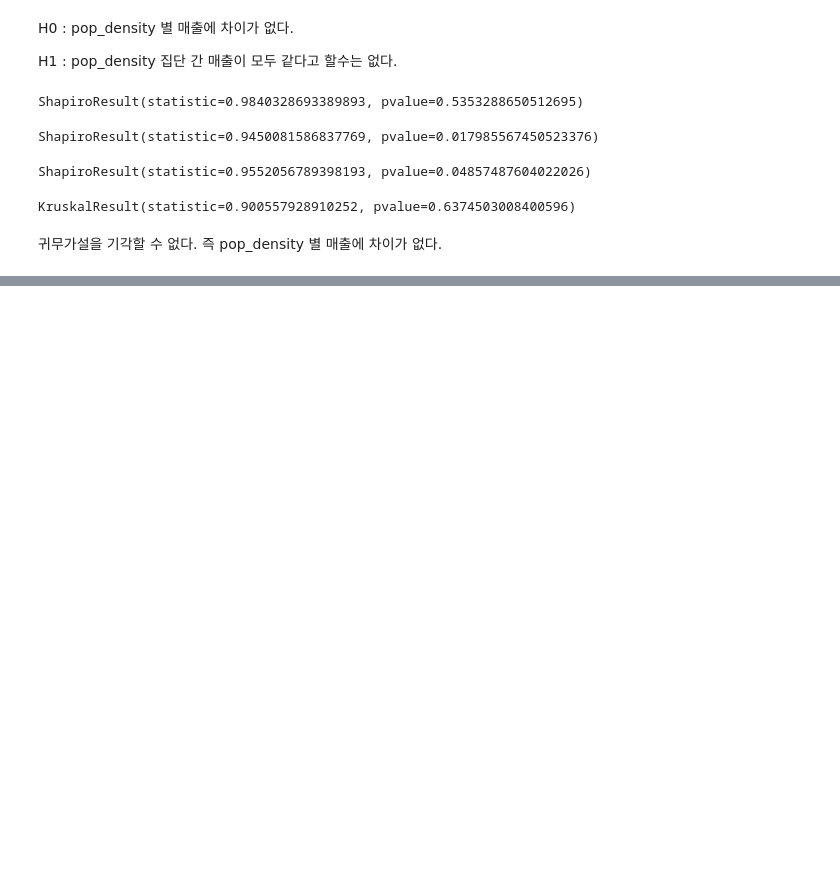
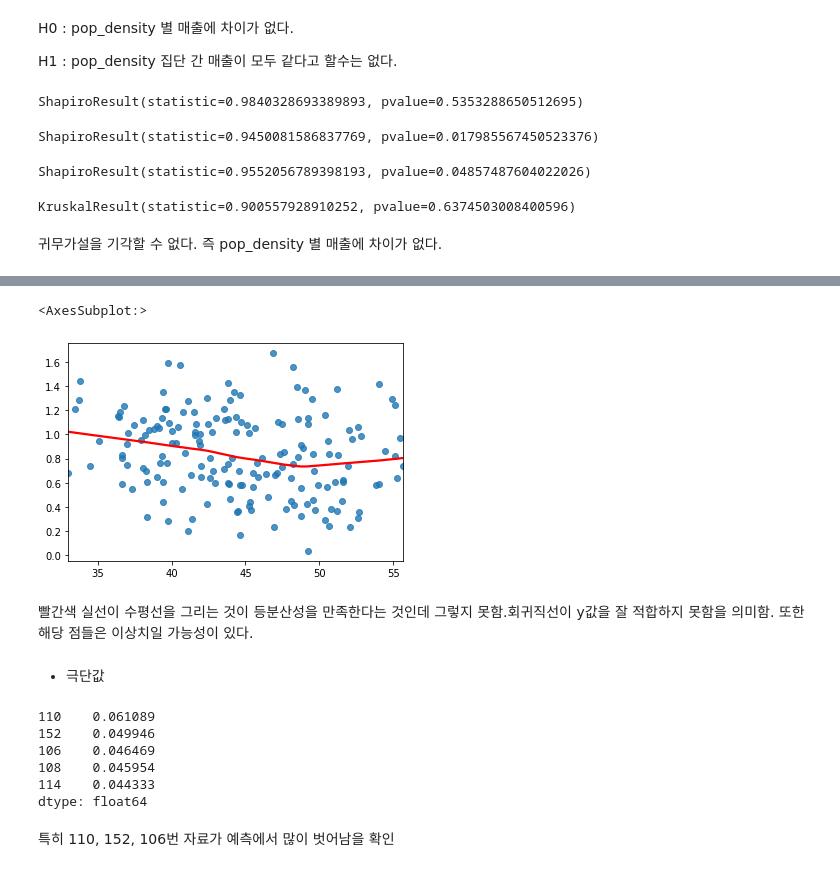
Before and after one commit to teng-ny/ADPStudy, a Jupyter notebook: ADP(데이터에듀)모의고사/4회/(4회) 2. 통계분석.ipynb, the cells around one changed output, grey strips where cells are left out. Cells and saved outputs as stored; diff of their text form; code cells hidden in the pictures; blank space fills up the shorter version.

```diff
--- a/ADP(데이터에듀)모의고사/4회/(4회) 2. 통계분석.ipynb
+++ b/ADP(데이터에듀)모의고사/4회/(4회) 2. 통계분석.ipynb
@@ -240,0 +134,23 @@ NameError: name 'best_model' is not defined
+# %%
+sr=scipy.stats.zscore(residual)
+sns.regplot(fitted, np.sqrt(np.abs(sr)), lowess=True, line_kws={'color':'red'})
+# %% [output]
+<AxesSubplot:>
+[figure, added]
+# %% [markdown]
+빨간색 실선이 수평선을 그리는 것이 등분산성을 만족한다는 것인데 그렇지 못함.회귀직선이 y값을 잘 적합하지 못함을 의미함. 또한 해당 점들은 이상치일 가능성이 있다.
+# %% [markdown]
+- 극단값
+# %%
+from statsmodels.stats.outliers_influence import OLSInfluence
+cd, _=OLSInfluence(model).cooks_distance
+cd.sort_values(ascending=False).head()
+# %% [output]
+110    0.061089
+152    0.049946
+106    0.046469
+108    0.045954
+114    0.044333
+dtype: float64
+# %% [markdown]
+특히 110, 152, 106번 자료가 예측에서 많이 벗어남을 확인
```
Also changed, not shown: parts of 22 cells of this notebook.
